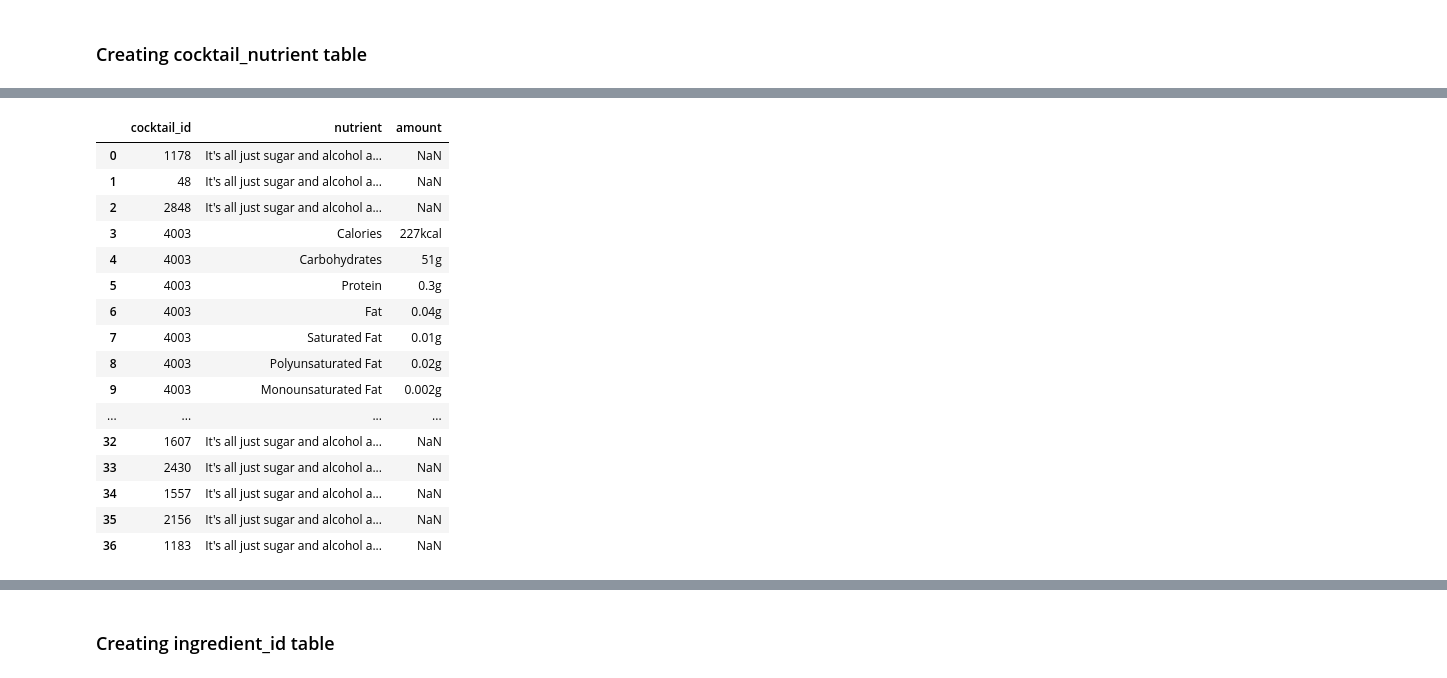
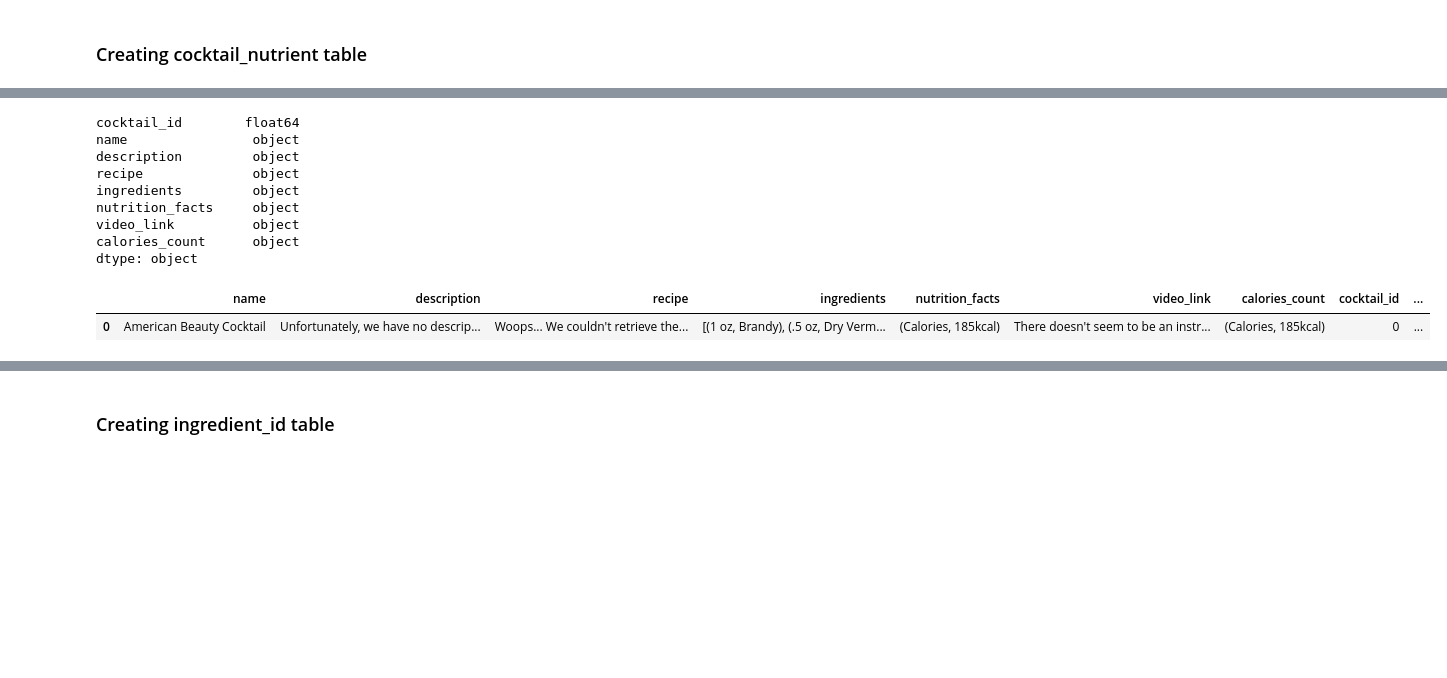
Before and after one commit to Lucien-Stephane-Ld/certification-project-DAFT410, a Jupyter notebook: data_cleaning.ipynb, the cells around one changed output, grey strips where cells are left out. Drawn from its saved outputs; the diff is of its cells as text; code cells hidden in the pictures; blank space fills up the shorter version.

Commit message:
exported tables to SQL

```diff
--- a/data_cleaning.ipynb
+++ b/data_cleaning.ipynb
@@ -10,5 +12,5 @@ EmptyDataError: No columns to parse from file
 # %%
-ctl_df = pd.read_csv('sample_data_for_andy.csv', sep=',')
+# sample_ctl_df = pd.read_csv('sample_data_for_andy.csv', sep=',')
 # %% [markdown]
 Check data
 # %%
@@ -215,5 +240,6 @@ unique_ctl_df.head(5)
 ### Explode nutrition facts
 # %%
 df_exploded_cal = unique_ctl_df.explode('nutrition_facts')
-df_exploded_cal.head()
+df_exploded_cal['cocktail_id'] = df_exploded_cal.index
+df_exploded_cal.head(20)
 # %% [output]
@@ -284,4 +360,2 @@ _______________________
 # %%
-df_exploded_nutri = df_exploded_nutri.reset_index()
-df_exploded_nutri = df_exploded_nutri.drop(columns=['index','level_0'])
-df_exploded_nutri.head(1)
+df_exploded_nutri = df_exploded_nutri.drop(columns=['index'])
@@ -296,23 +392,19 @@ unique_ctl_df.head(1)
+# %%
+unique_ctl_df.dtypes
+# %% [output]
+cocktail_id        float64
+name                object
+description         object
+recipe              object
+ingredients         object
+nutrition_facts     object
+video_link          object
+calories_count      object
+dtype: object
 # %%
-cocktail_nutrient = df_exploded_nutri.merge(unique_ctl_df[['cocktail_id']], on='cocktail_id', how='inner')
+cocktail_nutrient = df_exploded_nutri.merge(cocktail_table[['cocktail_id']], on='cocktail_id', how='inner')
 
-cocktail_nutrient = cocktail_nutrient[['cocktail_id','nutrient','amount']]
-cocktail_nutrient
+cocktail_nutrient.head(1)
 # %% [output]
-|  | cocktail_id | nutrient | amount |
-| 0 | 1178 | It's all just sugar and alcohol a... | NaN |
-| 1 | 48 | It's all just sugar and alcohol a... | NaN |
-| 2 | 2848 | It's all just sugar and alcohol a... | NaN |
-| 3 | 4003 | Calories | 227kcal |
-| 4 | 4003 | Carbohydrates | 51g |
-| 5 | 4003 | Protein | 0.3g |
-| 6 | 4003 | Fat | 0.04g |
-| 7 | 4003 | Saturated Fat | 0.01g |
-| 8 | 4003 | Polyunsaturated Fat | 0.02g |
-| 9 | 4003 | Monounsaturated Fat | 0.002g |
-| ... | ... | ... | ... |
-| 32 | 1607 | It's all just sugar and alcohol a... | NaN |
-| 33 | 2430 | It's all just sugar and alcohol a... | NaN |
-| 34 | 1557 | It's all just sugar and alcohol a... | NaN |
-| 35 | 2156 | It's all just sugar and alcohol a... | NaN |
-| 36 | 1183 | It's all just sugar and alcohol a... | NaN |
+|  | name | description | recipe | ingredients | nutrition_facts | video_link | calories_count | cocktail_id | ... |
+| 0 | American Beauty Cocktail | Unfortunately, we have no descrip... | Woops... We couldn't retrieve the... | [(1 oz, Brandy), (.5 oz, Dry Verm... | (Calories, 185kcal) | There doesn't seem to be an instr... | (Calories, 185kcal) | 0 | ... |
```
Also changed, not shown: parts of 51 cells of this notebook, 3 other files.
